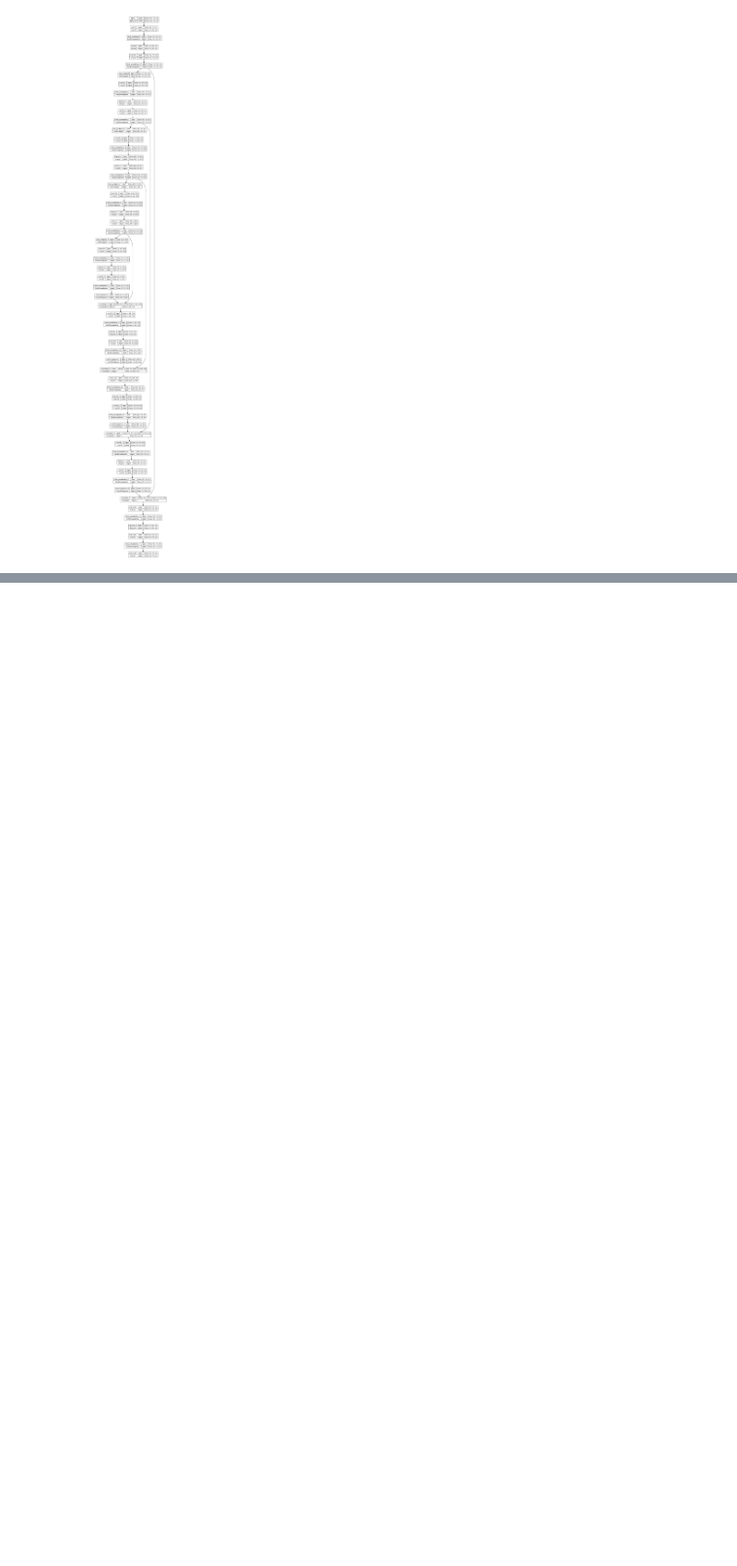
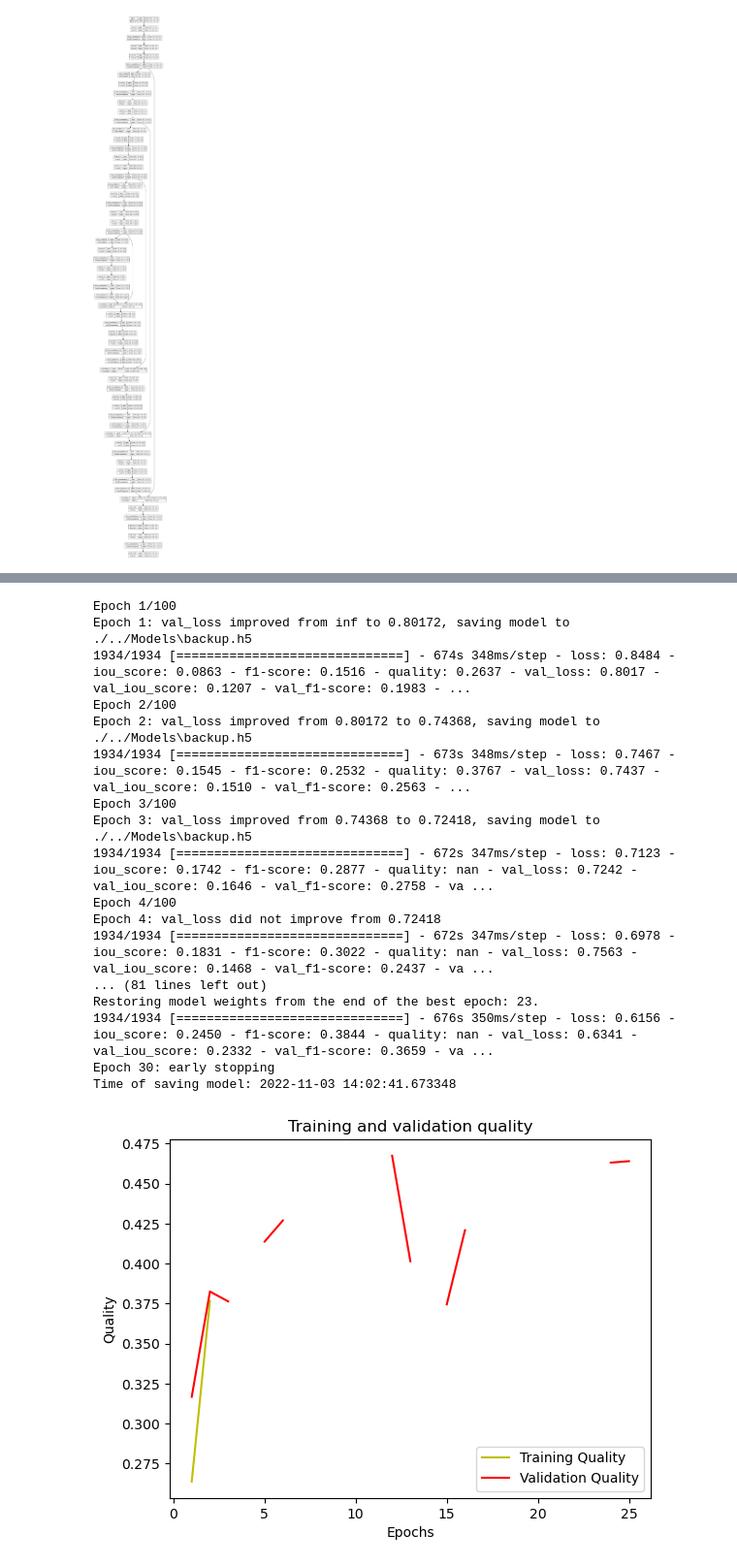
Before and after one commit to bicycle-lane-detector/detector, a Jupyter notebook: src/main.ipynb, the cells around one changed output, grey strips where cells are left out. Shown at 97% size. Cells and saved outputs as stored; diff of their text form; code cells hidden in the pictures; blank space fills up the shorter version.

```diff
--- a/src/main.ipynb
+++ b/src/main.ipynb
@@ -178,0 +193,55 @@ from keras import backend as K
+# %%
+history = model.fit(train_gen.data,  validation_data=val_gen.data, steps_per_epoch=train_gen.samplesPerBatch, validation_steps=val_gen.samplesPerBatch, callbacks=list(callbacks), epochs=EPOCHS, verbose=1) #,
+
+import datetime
+
+print("Time of saving model:", datetime.datetime.now())
+
+model_path = "./../Models/Double-Data/bike_mapper_scratch_Aug.h5"
+model.save(model_path)
+
+from matplotlib import pyplot as plt
+
+loss = history.history['quality']
+val_loss = history.history['val_quality']
+epochs = range(1, len(loss) + 1)
+plt.plot(epochs, loss, 'y', label='Training Quality')
+plt.plot(epochs, val_loss, 'r', label='Validation Quality')
+plt.title('Training and validation quality')
+plt.xlabel('Epochs')
+plt.ylabel('Quality')
+plt.legend()
+plt.savefig(model_path[:-3] + "__quality.png")
+
+plt.show()
+
+acc = history.history['iou_score']
+val_acc = history.history['val_iou_score']
+
+plt.plot(epochs, acc, 'y', label='Training IoU')
+plt.plot(epochs, val_acc, 'r', label='Validation IoU')
+plt.title('Training and validation IoU')
+plt.xlabel('Epochs')
+plt.ylabel('IoU')
+plt.legend()
+plt.savefig(model_path[:-3] + "__iou.png")
+plt.show()
+# %% [output]
+Epoch 1/100
+Epoch 1: val_loss improved from inf to 0.80172, saving model to ./../Models\backup.h5
+1934/1934 [==============================] - 674s 348ms/step - loss: 0.8484 - iou_score: 0.0863 - f1-score: 0.1516 - quality: 0.2637 - val_loss: 0.8017 - val_iou_score: 0.1207 - val_f1-score: 0.1983 - ...
+Epoch 2/100
+Epoch 2: val_loss improved from 0.80172 to 0.74368, saving model to ./../Models\backup.h5
+1934/1934 [==============================] - 673s 348ms/step - loss: 0.7467 - iou_score: 0.1545 - f1-score: 0.2532 - quality: 0.3767 - val_loss: 0.7437 - val_iou_score: 0.1510 - val_f1-score: 0.2563 - ...
+Epoch 3/100
+Epoch 3: val_loss improved from 0.74368 to 0.72418, saving model to ./../Models\backup.h5
+1934/1934 [==============================] - 672s 347ms/step - loss: 0.7123 - iou_score: 0.1742 - f1-score: 0.2877 - quality: nan - val_loss: 0.7242 - val_iou_score: 0.1646 - val_f1-score: 0.2758 - va ...
+Epoch 4/100
+Epoch 4: val_loss did not improve from 0.72418
+1934/1934 [==============================] - 672s 347ms/step - loss: 0.6978 - iou_score: 0.1831 - f1-score: 0.3022 - quality: nan - val_loss: 0.7563 - val_iou_score: 0.1468 - val_f1-score: 0.2437 - va ...
+... (81 lines left out)
+Restoring model weights from the end of the best epoch: 23.
+1934/1934 [==============================] - 676s 350ms/step - loss: 0.6156 - iou_score: 0.2450 - f1-score: 0.3844 - quality: nan - val_loss: 0.6341 - val_iou_score: 0.2332 - val_f1-score: 0.3659 - va ...
+Epoch 30: early stopping
+Time of saving model: 2022-11-03 14:02:41.673348
+[figure, added]
```
Also changed, not shown: parts of 9 cells of this notebook, 30 other files.
